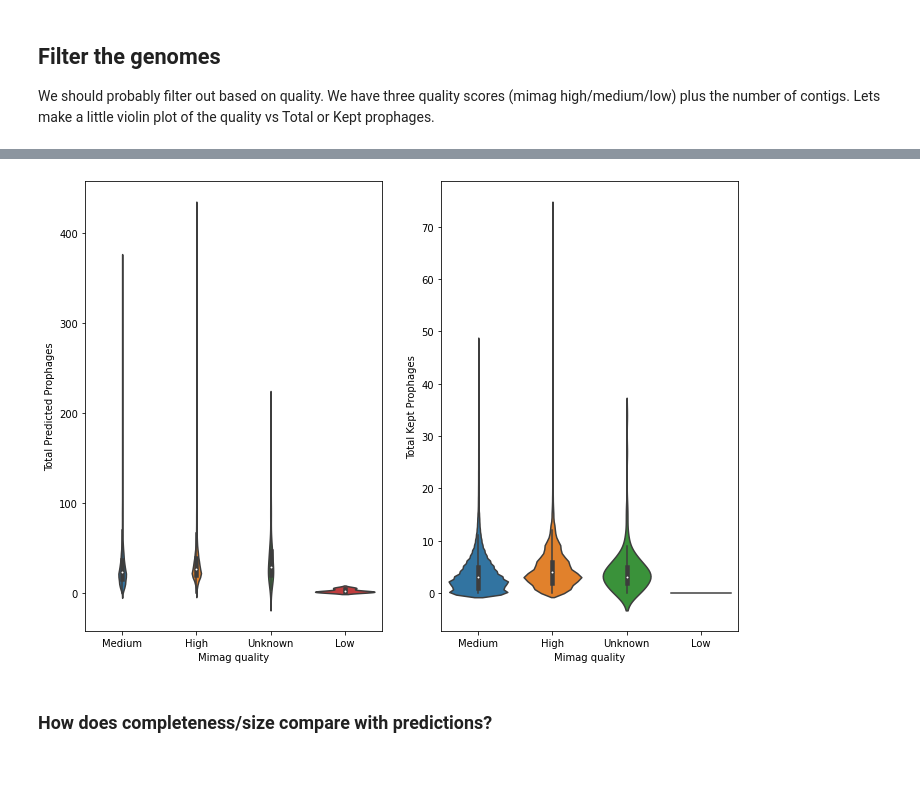
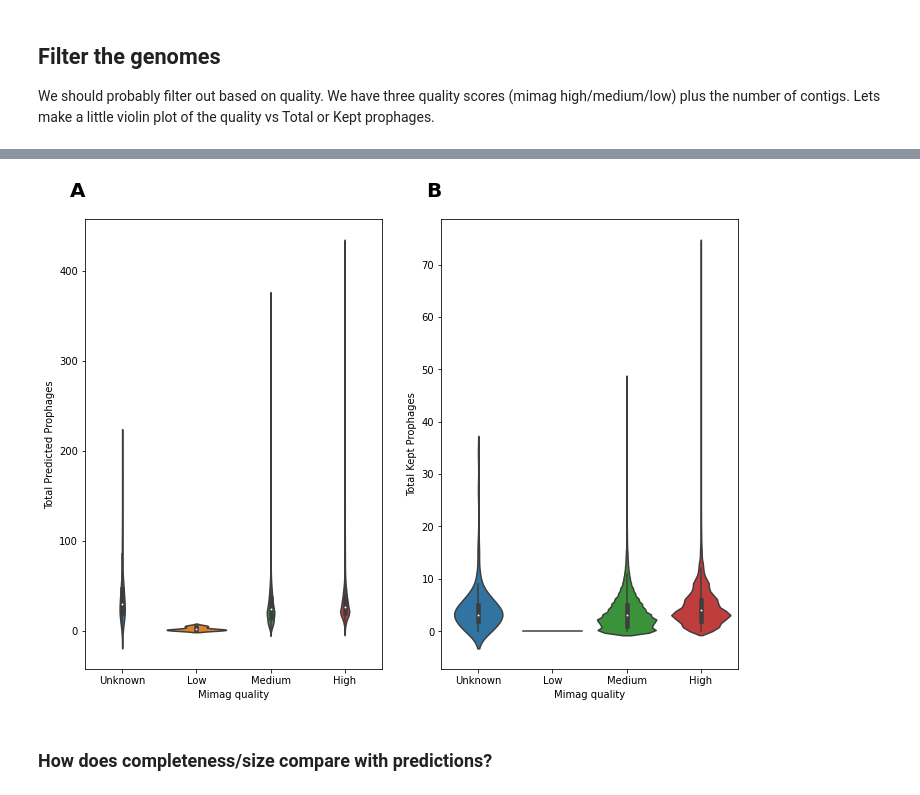
Before and after one commit to linsalrob/PhispyAnalysis, a Jupyter notebook: DataAnalysis/GTDB_taxonomy.ipynb, the cells around one changed output, grey strips where cells are left out. Saved outputs shown, nothing was run; the diff lists cells and outputs as text; code cells hidden in the pictures; blank space fills up the shorter version.

Commit message:
Adding GTDB Taxonomy Analysis

```diff
--- a/DataAnalysis/GTDB_taxonomy.ipynb
+++ b/DataAnalysis/GTDB_taxonomy.ipynb
@@ -42,8 +57,9 @@ Please note that this was run with git commit 1a3ab2a that has 399,582 genomes p
 
 The metadata is from GTDB. The phage data is from us.
 # %%
-gtdbfulldf = pd.read_csv("../data/bac120_metadata_r95.tsv.gz", compression='gzip', header=0, delimiter="\t")
-gtdbfulldf
+gtdb = pd.read_csv("../data/bac120_metadata_r95.tsv.gz", compression='gzip', header=0, delimiter="\t")
+gtdb = gtdb.rename(columns={'ncbi_genbank_assembly_accession': 'assembly_accession'})
+gtdb
 # %% [output]
 |  | accession | ambiguous_bases | checkm_completeness | checkm_contamination | checkm_marker_count | ... |
 | 0 | GB_GCA_000006155.2 | 1916 | 93.12 | 0.00 | 1171 | ... |
@@ -87,14 +78,3 @@ Name: ncbi_genbank_assembly_accession, Length: 191527, dtype: object
 ### Abstract out the accession and name into new columns
 
 This will allow us to merge the data with the PATRIC and GTDB data
-# %%
-def get_acc_name(x):
-    regexp = re.compile('(\w+\.\d+)_([\w\.\-]+)_genomic.gbff.gz')
-    m = regexp.match(x)
-    if not m:
-        sys.stderr.write(f"WARNING: Regexp did not match {x}\n")
-        return (None, None)
-    return list(m.groups())
-
-phagesdf = pd.concat([pd.DataFrame.from_records(phagesdf['Contig'].apply(get_acc_name), columns=[acccol, 'Name']), phagesdf], axis=1)
-phagesdf
@@ -122,3 +81,5 @@ phagesdf[phagesdf[acccol] == 'GCA_000731785.1']
+# %%
+acccol = 'assembly_accession'
 # %% [markdown]
 ## Sanity check
 
@@ -145,7 +106,7 @@ comparison[comparison['same']==False]
 
 We should probably filter out based on quality. We have three quality scores (mimag high/medium/low) plus the number of contigs. Lets make a little violin plot of the quality vs Total or Kept prophages.
 # %%
-qual = pd.merge(gtdbfulldf[[acccol, 'checkm_completeness', 'gc_percentage', 'contig_count', 'genome_size', 'mimag_high_quality', 'mimag_low_quality', 'mimag_medium_quality']],
+qual = pd.merge(gtdb[[acccol, 'checkm_completeness', 'gc_percentage', 'contig_count', 'genome_size', 'mimag_high_quality', 'mimag_low_quality', 'mimag_medium_quality']],
                 phagesdf[[acccol, 'Total Predicted Prophages', 'Kept']],
                 how='inner', left_on=acccol, right_on=acccol)
 qual
@@ -215,16 +169,19 @@ qual[qual['Mimag quality'] == 'Unknown']
 # %%
 fig, ax = plt.subplots(1,2, figsize=(11.7,8.27))
 
-sns.violinplot(x='Mimag quality', y='Total Predicted Prophages', jitter=True, data=qual, ax=ax[0])
+sns.violinplot(x='Mimag quality', y='Total Predicted Prophages', jitter=True, data=qual, ax=ax[0], order=['Unknown', 'Low', 'Medium', 'High'])
 #sns.stripplot(x='Mimag quality', y='Total Predicted Prophages',  jitter=True, data=qual, alpha=0.1, ax=ax[0], color='k')
 
-sns.violinplot(x='Mimag quality', y='Kept', jitter=True, data=qual, ax=ax[1])
+sns.violinplot(x='Mimag quality', y='Kept', jitter=True, data=qual, ax=ax[1], order=['Unknown', 'Low', 'Medium', 'High'])
 #sns.stripplot(x='Mimag quality', y='Kept',  jitter=True, data=qual, color='k', alpha=0.1, ax=ax[1])
 ax[1].set_ylabel("Total Kept Prophages")
 
+for n, a in enumerate(ax):
+    a.text(-0.05, 1.05, string.ascii_uppercase[n], transform=a.transAxes, size=20, weight='bold')
+
 plt.show()
 # %% [output]
-[figure, old version]
+[figure, new version]
 # %% [markdown]
 ### How does completeness/size compare with predictions?
 # %%
```
Also changed, not shown: parts of 59 cells of this notebook, 11 other files.
